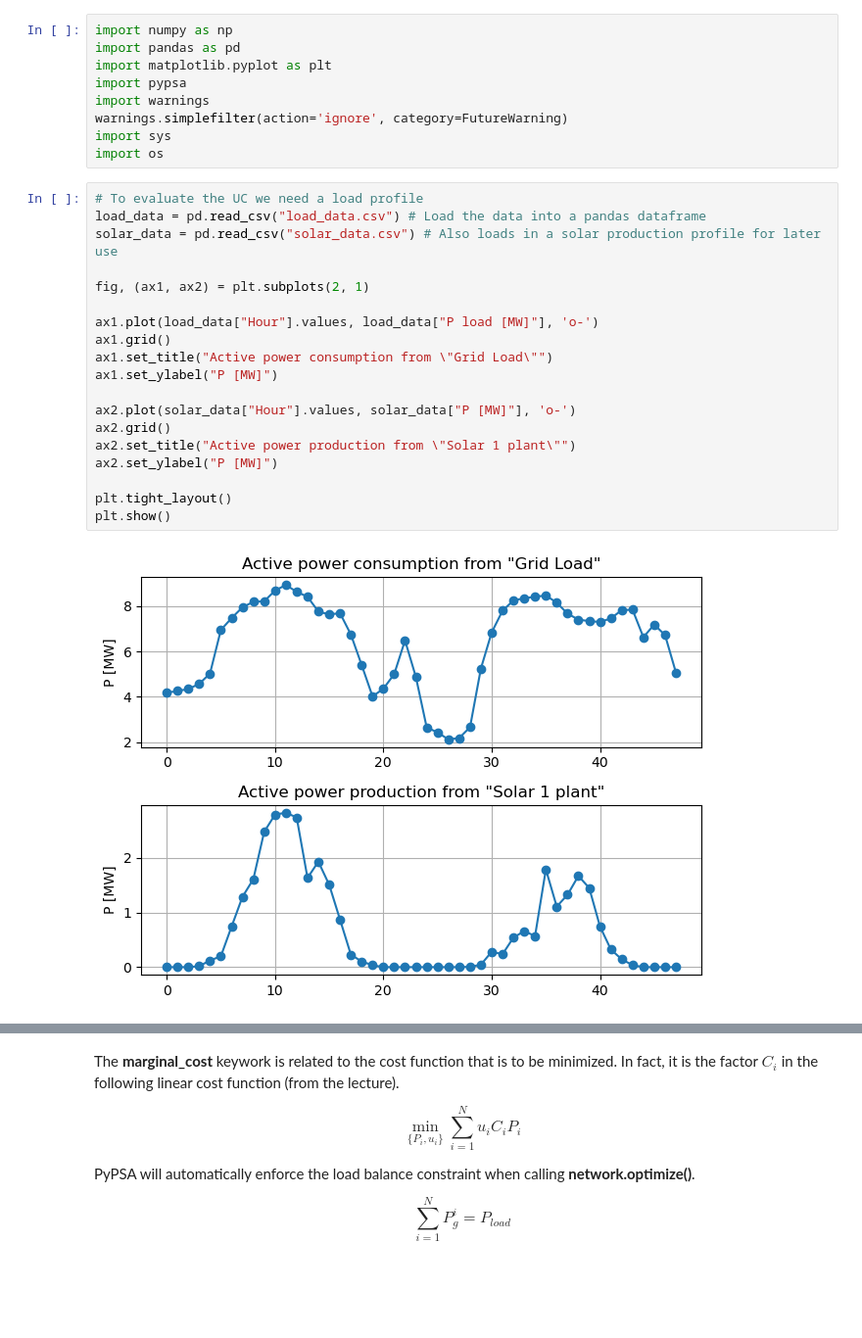
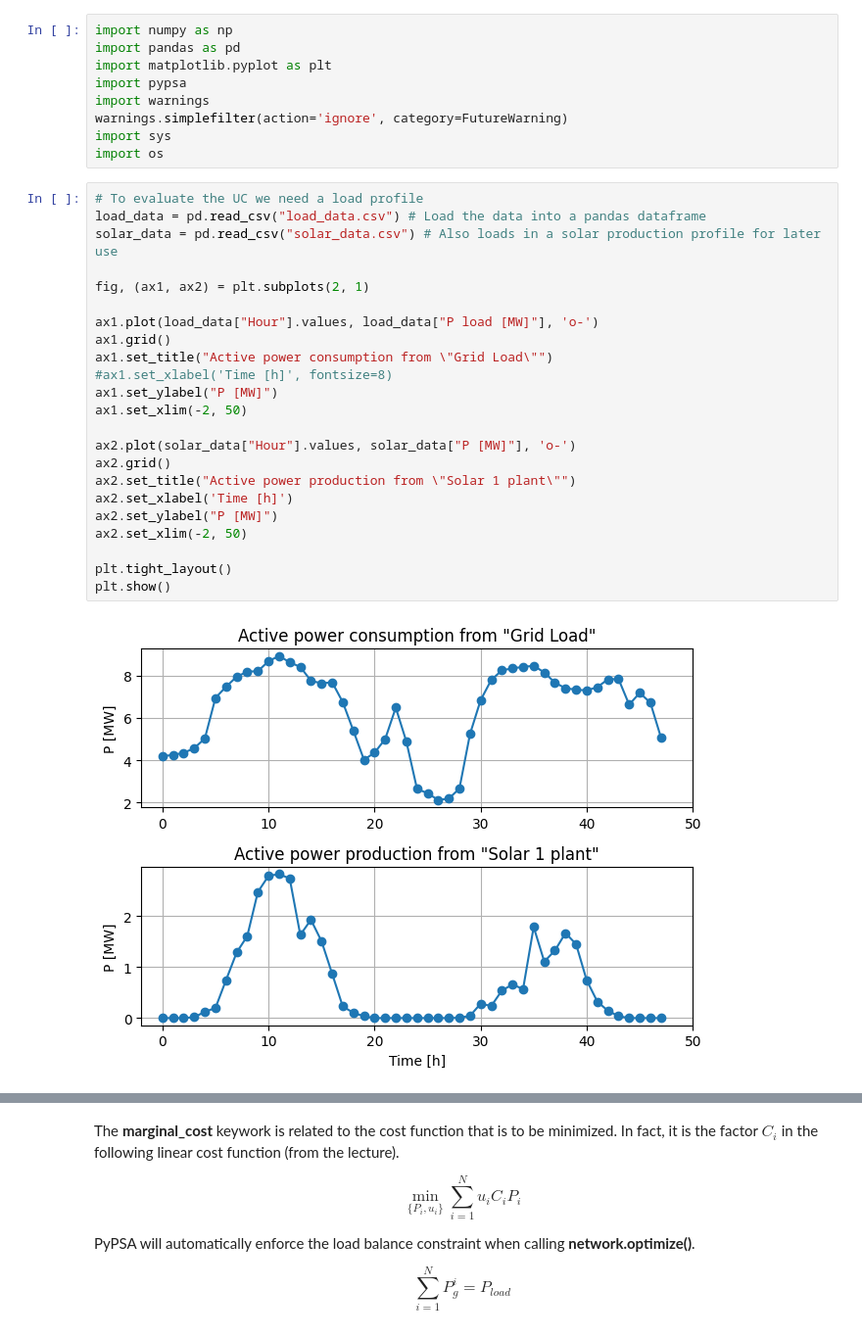
Before and after one commit to sambeets/EPE2316-Power-System-Planning, a Jupyter notebook: DigiLab/4 - Unit Commitment/Digital Lab 4 - Unit Commitment.ipynb, the cells around one changed output, grey strips where cells are left out. Shown at 98% size. Saved outputs shown, nothing was run; the diff lists cells and outputs as text; blank space fills up the shorter version.

```diff
--- a/DigiLab/4 - Unit Commitment/Digital Lab 4 - Unit Commitment.ipynb
+++ b/DigiLab/4 - Unit Commitment/Digital Lab 4 - Unit Commitment.ipynb
@@ -68,23 +68,27 @@ import os
 # %%
 # To evaluate the UC we need a load profile
 load_data = pd.read_csv("load_data.csv") # Load the data into a pandas dataframe
 solar_data = pd.read_csv("solar_data.csv") # Also loads in a solar production profile for later use
 
 fig, (ax1, ax2) = plt.subplots(2, 1)
 
 ax1.plot(load_data["Hour"].values, load_data["P load [MW]"], 'o-')
 ax1.grid()
 ax1.set_title("Active power consumption from \"Grid Load\"")
+#ax1.set_xlabel('Time [h]', fontsize=8)
 ax1.set_ylabel("P [MW]")
+ax1.set_xlim(-2, 50)
 
 ax2.plot(solar_data["Hour"].values, solar_data["P [MW]"], 'o-')
 ax2.grid()
 ax2.set_title("Active power production from \"Solar 1 plant\"")
+ax2.set_xlabel('Time [h]')
 ax2.set_ylabel("P [MW]")
+ax2.set_xlim(-2, 50)
 
 plt.tight_layout()
 plt.show()
 # %% [output]
-[figure, old version]
+[figure, new version]
 # %%
 # Define a function that creates our network (useful because we are doing this many times over)
```
Also changed, not shown: parts of 13 cells of this notebook.
